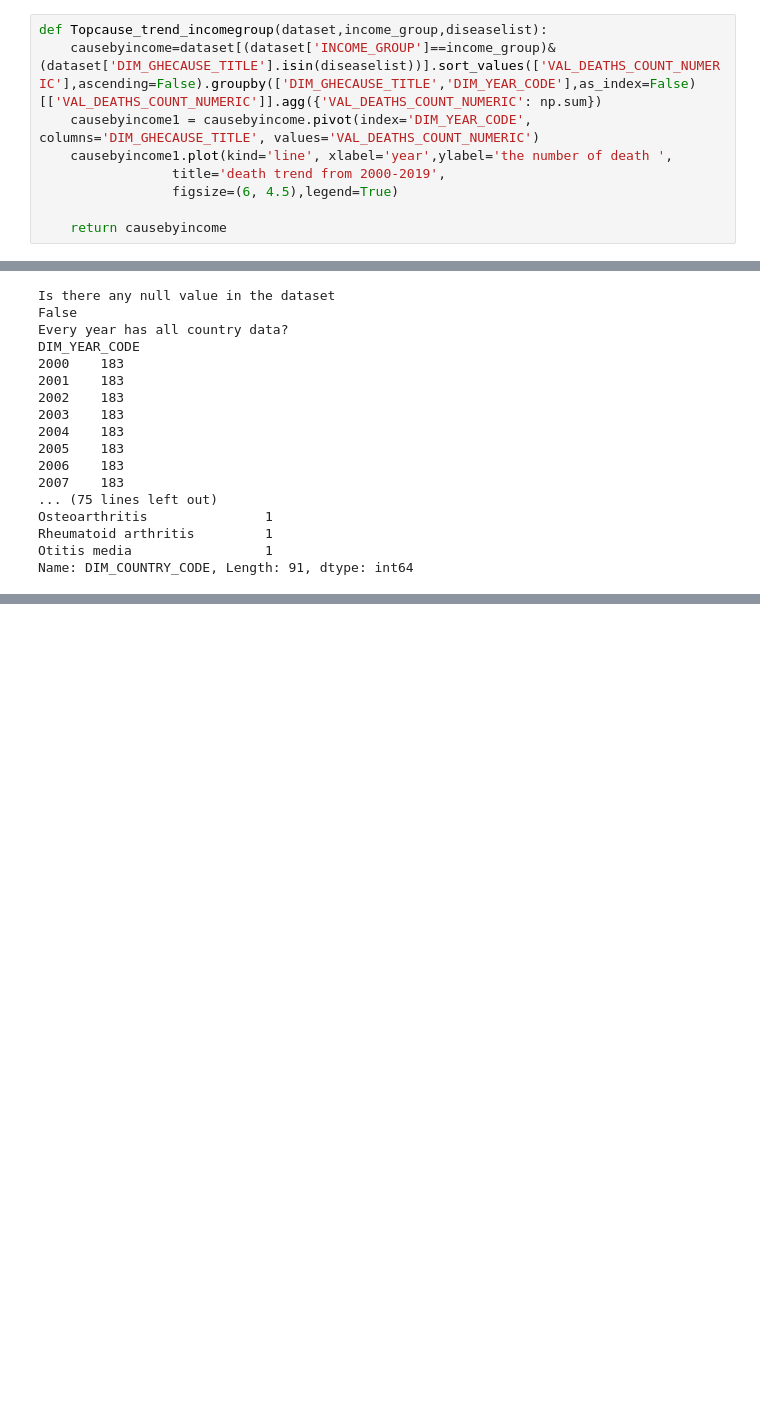
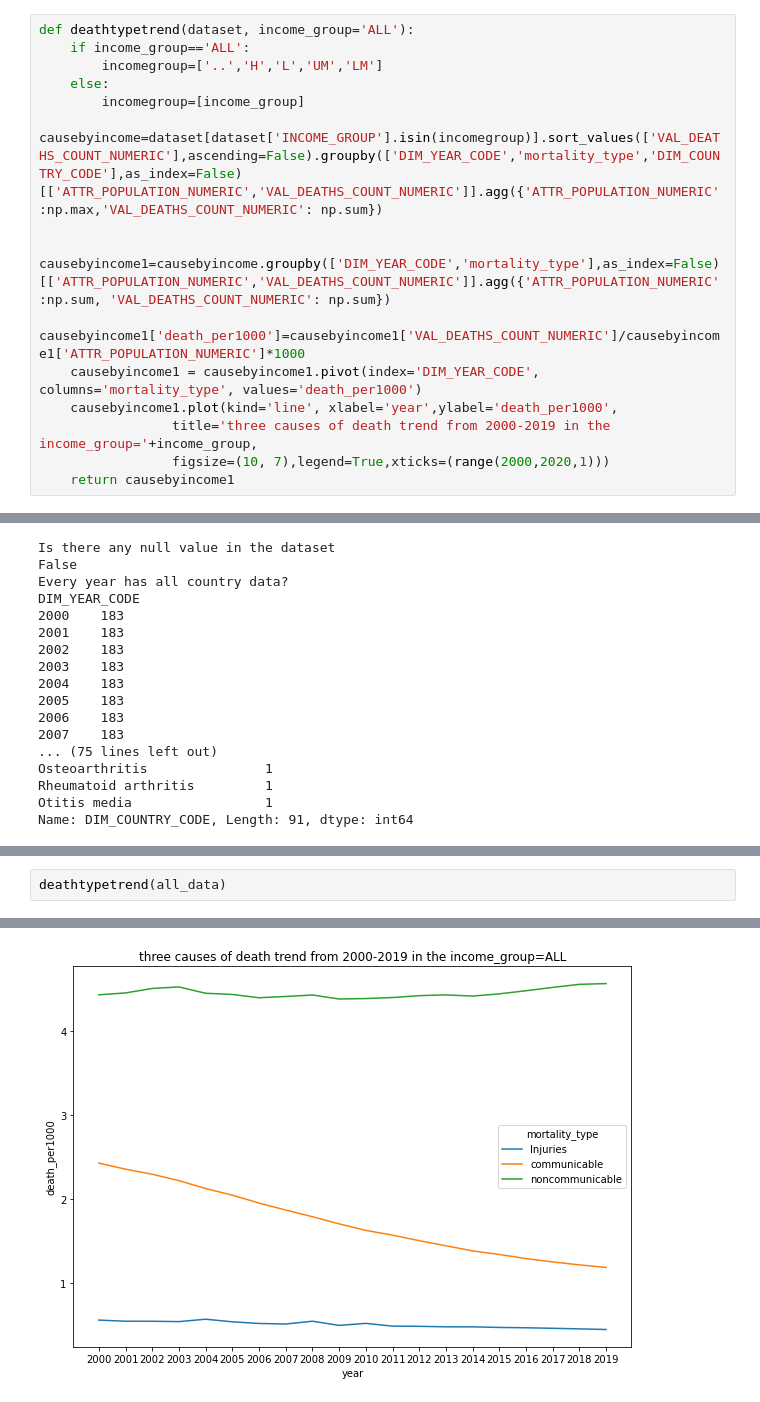
Before and after one commit to ABELAAAZ/2022Spring_Finals, a Jupyter notebook: IS597 final project.ipynb, the cells around one changed output, grey strips where cells are left out. Cells and saved outputs as stored; diff of their text form; blank space fills up the shorter version.

```diff
--- a/IS597 final project.ipynb
+++ b/IS597 final project.ipynb
@@ -114,9 +157,15 @@ def Topdeathtype_incomegroup_year(dataset,  year):   #done
 # %%
-def Topcause_trend_incomegroup(dataset,income_group,diseaselist):
-    causebyincome=dataset[(dataset['INCOME_GROUP']==income_group)&(dataset['DIM_GHECAUSE_TITLE'].isin(diseaselist))].sort_values(['VAL_DEATHS_COUNT_NUMERIC'],ascending=False).groupby(['DIM_GHECAUSE_TITLE','DIM_YEAR_CODE'],as_index=False)[['VAL_DEATHS_COUNT_NUMERIC']].agg({'VAL_DEATHS_COUNT_NUMERIC': np.sum})
-    causebyincome1 = causebyincome.pivot(index='DIM_YEAR_CODE', columns='DIM_GHECAUSE_TITLE', values='VAL_DEATHS_COUNT_NUMERIC')
-    causebyincome1.plot(kind='line', xlabel='year',ylabel='the number of death ',
-                 title='death trend from 2000-2019',
-                 figsize=(6, 4.5),legend=True)
+def deathtypetrend(dataset, income_group='ALL'):
+    if income_group=='ALL':
+        incomegroup=['..','H','L','UM','LM']
+    else:
+        incomegroup=[income_group]
+    causebyincome=dataset[dataset['INCOME_GROUP'].isin(incomegroup)].sort_values(['VAL_DEATHS_COUNT_NUMERIC'],ascending=False).groupby(['DIM_YEAR_CODE','mortality_type','DIM_COUNTRY_CODE'],as_index=False)[['ATTR_POPULATION_NUMERIC','VAL_DEATHS_COUNT_NUMERIC']].agg({'ATTR_POPULATION_NUMERIC':np.max,'VAL_DEATHS_COUNT_NUMERIC': np.sum})
 
-    return causebyincome
+    causebyincome1=causebyincome.groupby(['DIM_YEAR_CODE','mortality_type'],as_index=False)[['ATTR_POPULATION_NUMERIC','VAL_DEATHS_COUNT_NUMERIC']].agg({'ATTR_POPULATION_NUMERIC':np.sum, 'VAL_DEATHS_COUNT_NUMERIC': np.sum})
+    causebyincome1['death_per1000']=causebyincome1['VAL_DEATHS_COUNT_NUMERIC']/causebyincome1['ATTR_POPULATION_NUMERIC']*1000
+    causebyincome1 = causebyincome1.pivot(index='DIM_YEAR_CODE', columns='mortality_type', values='death_per1000')
+    causebyincome1.plot(kind='line', xlabel='year',ylabel='death_per1000',
+                 title='three causes of death trend from 2000-2019 in the income_group='+income_group,
+                 figsize=(10, 7),legend=True,xticks=(range(2000,2020,1)))
+    return causebyincome1
@@ -223,0 +243,3 @@ death_per1000                  1.000000
+# %%
+deathtypetrend(all_data)
+# %% [output]
@@ -224,3 +264,4 @@ death_per1000                  1.000000
+[figure, added]
 # %%
 
 print('2004')
```
Also changed, not shown: parts of 20 cells of this notebook.
